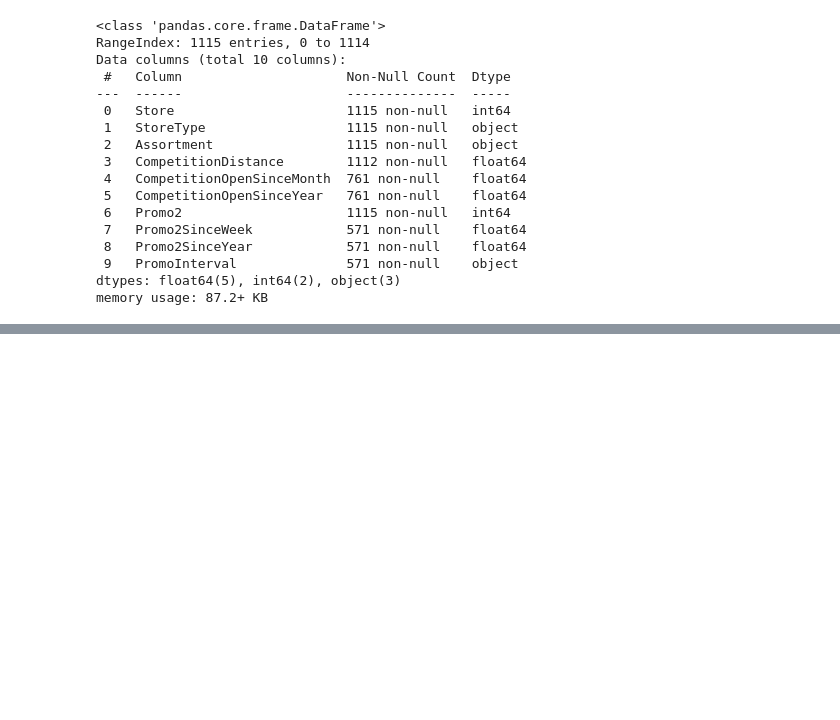
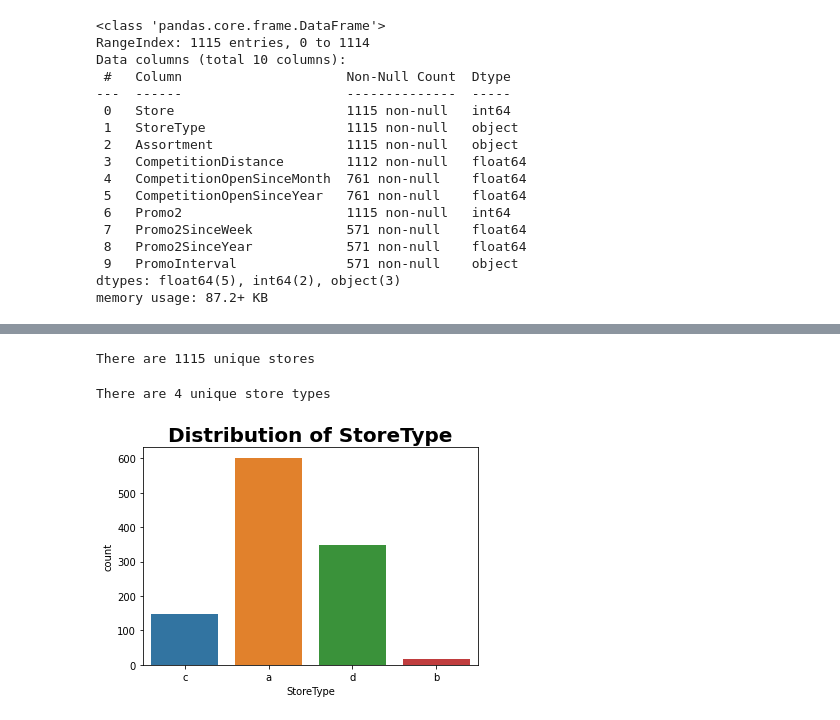
Before and after one commit to Hen0k/Rossmann-Pharmaceuticals-Sales-Forcast, a Jupyter notebook: notebooks/initial_data_exploration.ipynb, the cells around one changed output, grey strips where cells are left out. Saved outputs shown, nothing was run; the diff lists cells and outputs as text; code cells hidden in the pictures; blank space fills up the shorter version.

```diff
--- a/notebooks/initial_data_exploration.ipynb
+++ b/notebooks/initial_data_exploration.ipynb
@@ -66,0 +206,4 @@ memory usage: 87.2+ KB
+# %%
+store_df = cleaner.replace_missing(store_df, ['CompetitionDistance'], method='median')
+missing_with_count, cols_with_missing = analyzer.get_missing_entries_count(store_df)
+missing_with_count
@@ -66,0 +214,5 @@ memory usage: 87.2+ KB
+# %%
+missing_comp = store_df['CompetitionOpenSinceYear'].isnull().values
+store_df.loc[missing_comp, 'CompetitionOpenSinceYear'] = store_df.loc[missing_comp, 'Promo2SinceYear']
+missing_with_count, cols_with_missing = analyzer.get_missing_entries_count(store_df)
+missing_with_count
@@ -66,0 +224,3 @@ memory usage: 87.2+ KB
+# %%
+store_df['CompetitionOpenSinceMonth'].fillna(random.choice(store_df['Promo2SinceYear'].notna()), inplace=True)
+analyzer.percent_missing(store_df)
@@ -66,0 +286,10 @@ memory usage: 87.2+ KB
+# %%
+print(f"There are {store_df['Store'].unique().shape[0]} unique stores")
+# %% [output]
+There are 1115 unique stores
+# %%
+print(f"There are {store_df['StoreType'].unique().shape[0]} unique store types")
+plotters.plot_count(store_df, 'StoreType')
+# %% [output]
+There are 4 unique store types
+[figure, added]
```
Also changed, not shown: parts of 43 cells of this notebook.
